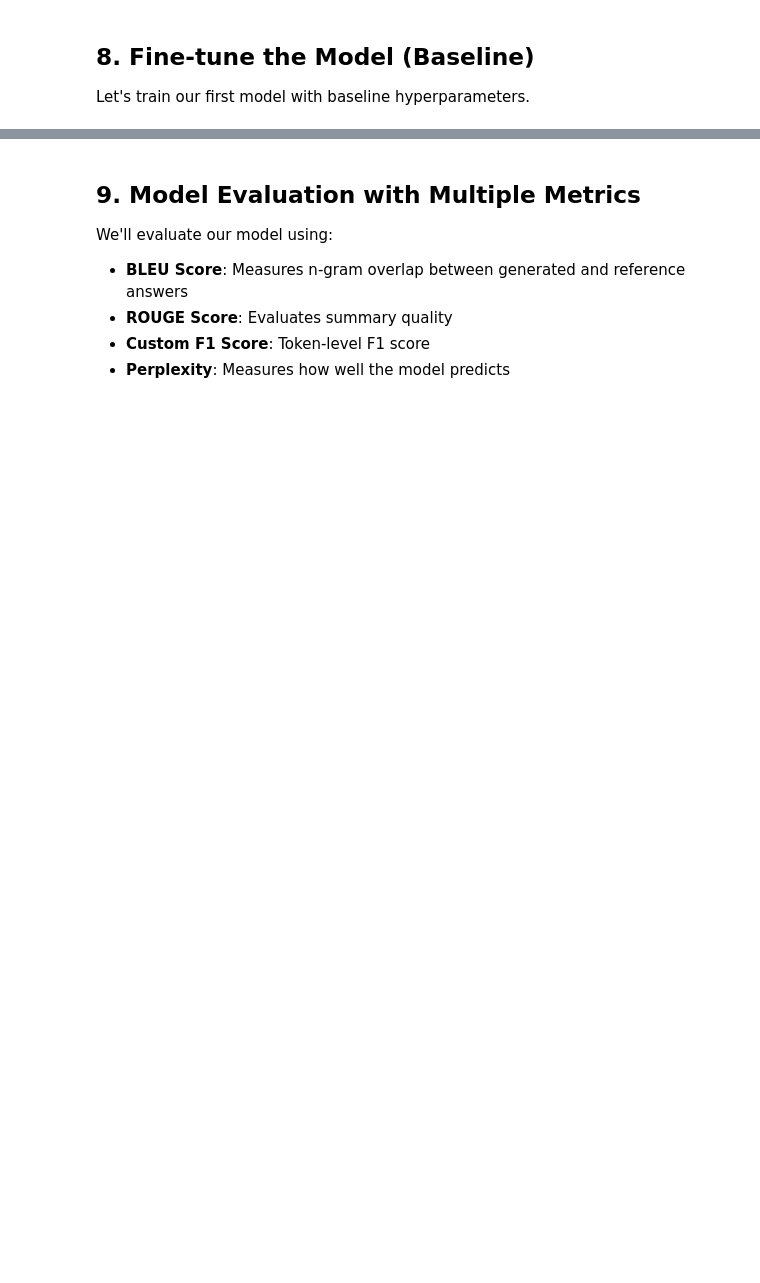
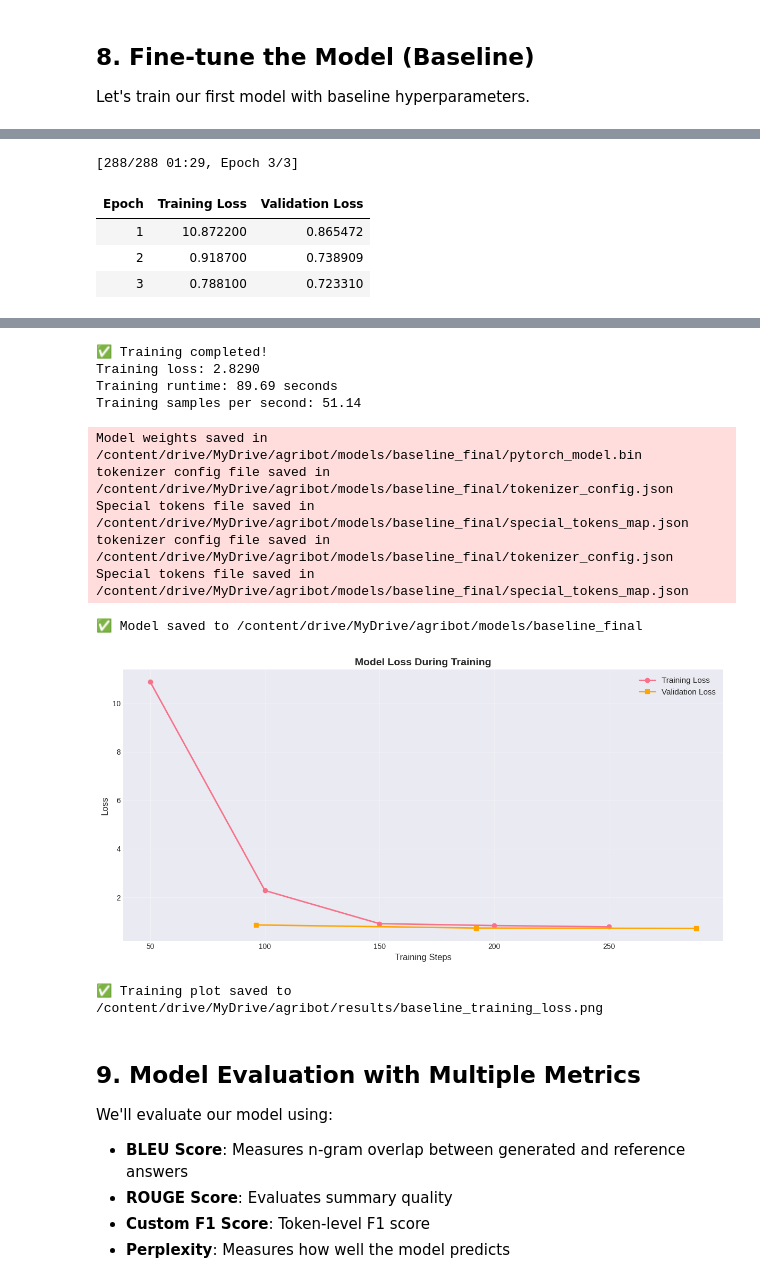
Before and after one commit to ngabo-dev/agribot, a Jupyter notebook: rwanda_farmer_chatbot.ipynb, the cells around one changed output, grey strips where cells are left out. Cells and saved outputs as stored; diff of their text form; code cells hidden in the pictures; blank space fills up the shorter version.

```diff
--- a/rwanda_farmer_chatbot.ipynb
+++ b/rwanda_farmer_chatbot.ipynb
@@ -864,6 +1095,39 @@ os.makedirs(results_dir, exist_ok=True)
 print(f"✅ Directories created:")
 print(f"   - Models: {models_dir}")
 print(f"   - Results: {results_dir}")
+
+# Convert pandas DataFrames to Hugging Face Datasets
+train_hf_dataset = Dataset.from_pandas(train_df)
+val_hf_dataset = Dataset.from_pandas(val_df)
+test_hf_dataset = Dataset.from_pandas(test_df)
+
+# Tokenize the datasets
+def tokenize_function(examples):
+    inputs = tokenizer(
+        examples['input_text'],
+        max_length=MAX_INPUT_LENGTH,
+        padding='max_length',
+        truncation=True
+    )
+    targets = tokenizer(
+        examples['target_text'],
+        max_length=MAX_TARGET_LENGTH,
+        padding='max_length',
+        truncation=True
+    )
+    inputs['labels'] = targets['input_ids'] # T5 expects labels as input_ids of target
+    return inputs
+
+print("\nTokenizing datasets...")
+tokenized_datasets = DatasetDict({
+    'train': train_hf_dataset.map(tokenize_function, batched=True, remove_columns=['question', 'answer', 'question_length', 'answer_length', 'question_words', 'answer_words', 'input_text', 'target_text']),
+    'validation': val_hf_dataset.map(tokenize_function, batched=True, remove_columns=['question', 'answer', 'question_length', 'answer_length', 'question_words', 'answer_words', 'input_text', 'target_text']),
+    'test': test_hf_dataset.map(tokenize_function, batched=True, remove_columns=['question', 'answer', 'question_length', 'answer_length', 'question_words', 'answer_words', 'input_text', 'target_text'])
+})
+
+print("✅ Datasets tokenized and formatted for Trainer!")
+print(tokenized_datasets)
+
 
 # Data collator for dynamic padding
 data_collator = DataCollatorForSeq2Seq(
@@ -901,9 +1165,14 @@ print("="*80)
 train_result = trainer.train()
 
 print("\n✅ Training completed!")
-print(f"Training loss: {train_result.training_loss:.4f}")
-print(f"Training runtime: {train_result.metrics['train_runtime']:.2f} seconds")
-print(f"Training samples per second: {train_result.metrics['train_samples_per_second']:.2f}")
+# Check if train_result.metrics is available before accessing keys
+if hasattr(train_result, 'metrics') and train_result.metrics:
+    print(f"Training loss: {train_result.training_loss:.4f}")
+    print(f"Training runtime: {train_result.metrics.get('train_runtime', 0):.2f} seconds")
+    print(f"Training samples per second: {train_result.metrics.get('train_samples_per_second', 0):.2f}")
+else:
+    print("Training metrics not available.")
+
 
 # Save the final model
 final_model_path = os.path.join(models_dir, 'baseline_final')
@@ -915,15 +1184,21 @@ print(f"\n✅ Model saved to {final_model_path}")
 # Plot training history
 training_logs = trainer.state.log_history
 
-# Extract loss values
-train_losses = [log['loss'] for log in training_logs if 'loss' in log]
-eval_losses = [log['eval_loss'] for log in training_logs if 'eval_loss' in log]
-steps = [log['step'] for log in training_logs if 'loss' in log]
-eval_steps = [log['step'] for log in training_logs if 'eval_loss' in log]
+# Filter out logs without loss
+train_losses_logs = [log for log in training_logs if 'loss' in log and 'step' in log]
+eval_losses_logs = [log for log in training_logs if 'eval_loss' in log and 'step' in log]
+
+# Extract loss values and steps
+train_losses = [log['loss'] for log in train_losses_logs]
+eval_losses = [log['eval_loss'] for log in eval_losses_logs]
+steps = [log['step'] for log in train_losses_logs]
+eval_steps = [log['step'] for log in eval_losses_logs]
+
 
 fig, ax = plt.subplots(figsize=(12, 6))
 
-ax.plot(steps, train_losses, marker='o', label='Training Loss', linewidth=2)
+if train_losses:
+    ax.plot(steps, train_losses, marker='o', label='Training Loss', linewidth=2)
 if eval_losses:
     ax.plot(eval_steps, eval_losses, marker='s', label='Validation Loss', linewidth=2, color='orange')
 
@@ -939,3 +1214,4 @@ plt.savefig(plot_path, dpi=300, bbox_inches='tight')
 plt.show()
 
 print(f"\n✅ Training plot saved to {plot_path}")
+# %% [output]
@@ -941,0 +1250,5 @@ print(f"\n✅ Training plot saved to {plot_path}")
+[288/288 01:29, Epoch 3/3]
+| Epoch | Training Loss | Validation Loss |
+| 1 | 10.872200 | 0.865472 |
+| 2 | 0.918700 | 0.738909 |
+| 3 | 0.788100 | 0.723310 |
@@ -942,3 +1272,15 @@ print(f"\n✅ Training plot saved to {plot_path}")
+✅ Training completed!
+Training loss: 2.8290
+Training runtime: 89.69 seconds
+Training samples per second: 51.14
+Model weights saved in /content/drive/MyDrive/agribot/models/baseline_final/pytorch_model.bin
+tokenizer config file saved in /content/drive/MyDrive/agribot/models/baseline_final/tokenizer_config.json
+Special tokens file saved in /content/drive/MyDrive/agribot/models/baseline_final/special_tokens_map.json
+tokenizer config file saved in /content/drive/MyDrive/agribot/models/baseline_final/tokenizer_config.json
+Special tokens file saved in /content/drive/MyDrive/agribot/models/baseline_final/special_tokens_map.json
+✅ Model saved to /content/drive/MyDrive/agribot/models/baseline_final
+[figure, added]
+✅ Training plot saved to /content/drive/MyDrive/agribot/results/baseline_training_loss.png
 # %% [markdown]
 ## 9. Model Evaluation with Multiple Metrics
 
```
Also changed, not shown: parts of 23 cells of this notebook.
